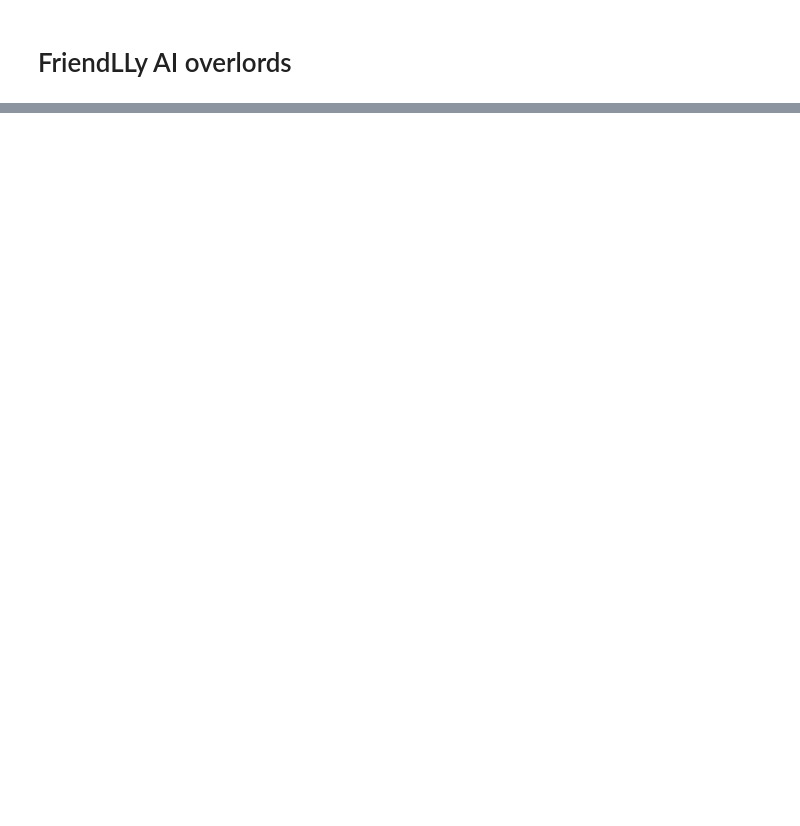
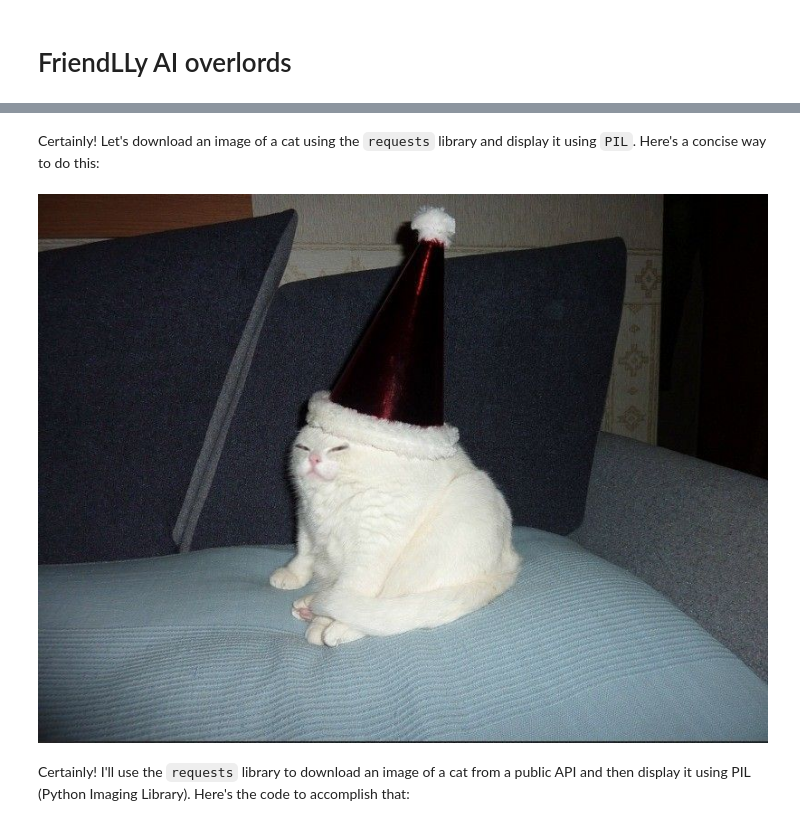
Before and after one commit to ConGustoAI/friendlly, a Jupyter notebook: nbs/01_core.ipynb, the cells around one changed output, grey strips where cells are left out. Cells and saved outputs as stored; diff of their text form; code cells hidden in the pictures; blank space fills up the shorter version.

```diff
--- a/nbs/01_core.ipynb
+++ b/nbs/01_core.ipynb
@@ -610,0 +583,15 @@ display(Image(url=image_url))
+# %% [markdown]
+Certainly! Let's download an image of a cat using the `requests` library and display it using `PIL`. Here's a concise way to do this:
+# %%
+
+import requests
+from PIL import Image
+from io import BytesIO
+
+url = "https://cataas.com/cat"
+response = requests.get(url)
+Image.open(BytesIO(response.content))
+# %% [output]
+[figure, added]
+# %% [markdown]
+Certainly! I'll use the `requests` library to download an image of a cat from a public API and then display it using PIL (Python Imaging Library). Here's the code to accomplish that:
```
Also changed, not shown: parts of 68 cells of this notebook, 4 other files.
